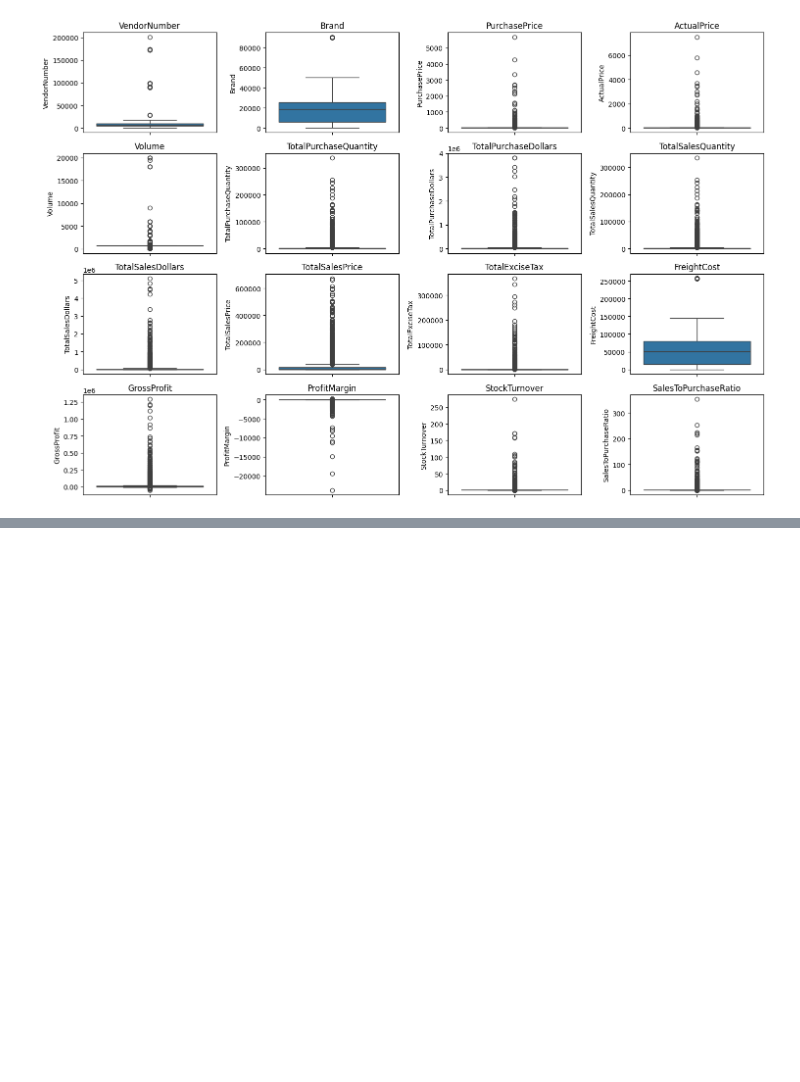
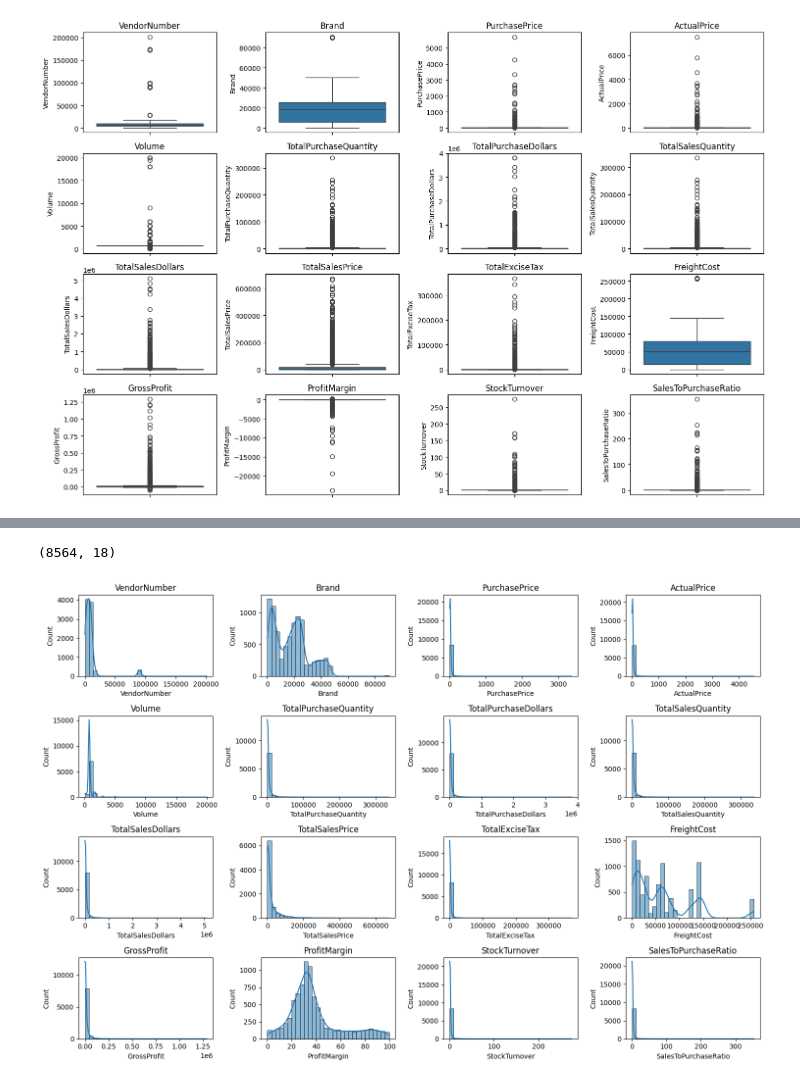
Before and after one commit to Engineer-purvesh18/Vendor-Analysis, a Jupyter notebook: VendorPerformanceAnalysis.ipynb, the cells around one changed output, grey strips where cells are left out. Saved outputs shown, nothing was run; the diff lists cells and outputs as text; code cells hidden in the pictures; blank space fills up the shorter version.

```diff
--- a/VendorPerformanceAnalysis.ipynb
+++ b/VendorPerformanceAnalysis.ipynb
@@ -100,0 +114,24 @@ plt.show()
+# %%
+# let's filter the data by removing inconsistencies
+df = pd.read_sql_query("""SELECT *
+FROM vendor_sales_summary
+WHERE GrossProfit > 0
+AND ProfitMargin > 0
+AND TotalSalesQuantity > 0""",conn)
+# %%
+df.shape
+# %% [output]
+(8564, 18)
+# %%
+# Distribution Plots for Numerical Columns
+numerical_cols = df.select_dtypes(include=np.number).columns
+
+plt.figure(figsize=(15, 10))
+for i, col in enumerate(numerical_cols):
+    plt.subplot(4, 4, i+1)  # Adjust grid layout as needed
+    sns.histplot(df[col], kde=True, bins=30)
+    plt.title(col)
+plt.tight_layout()
+plt.show()
+# %% [output]
+[figure, added]
```
Also changed, not shown: parts of 23 cells of this notebook, 1 other file.
